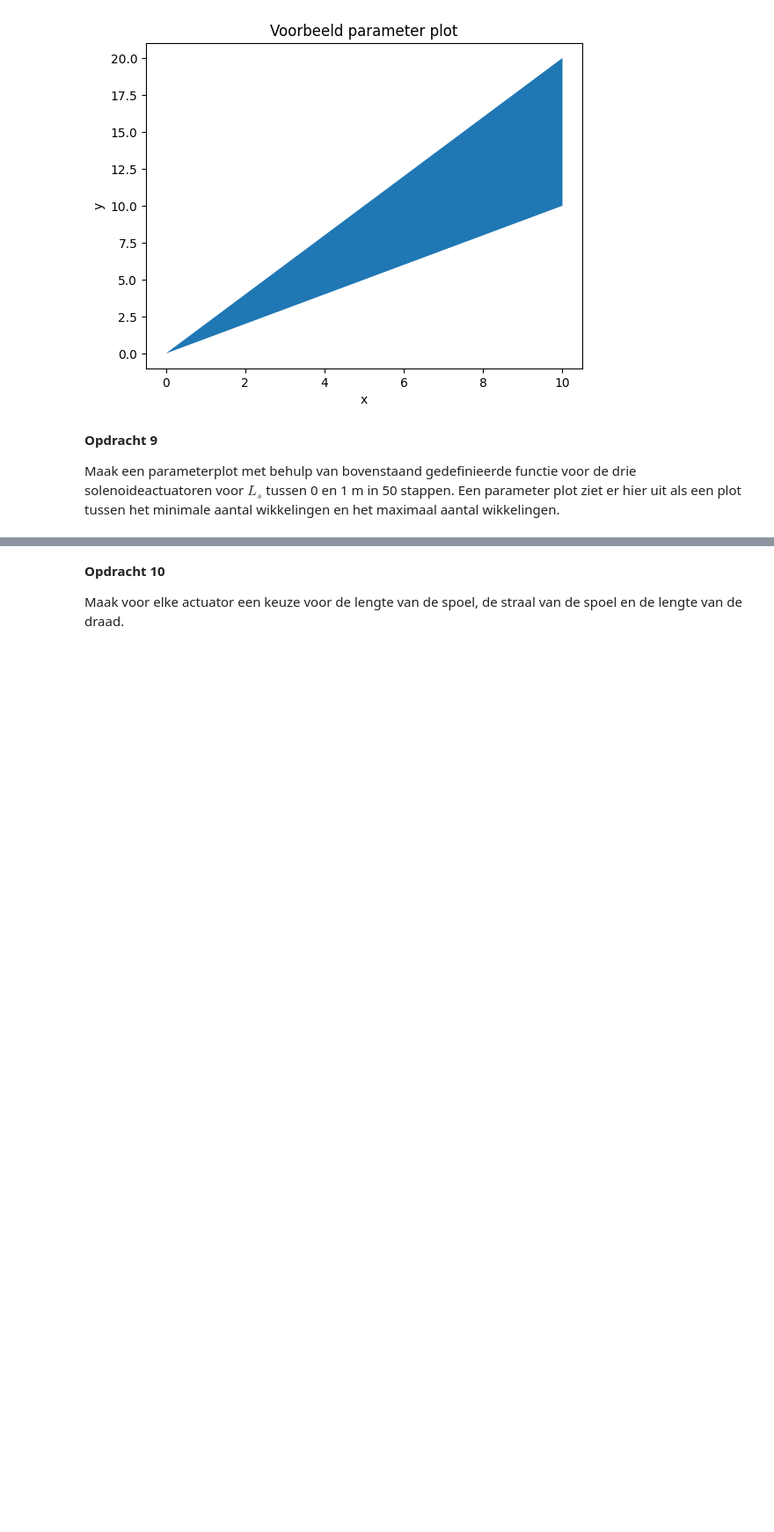
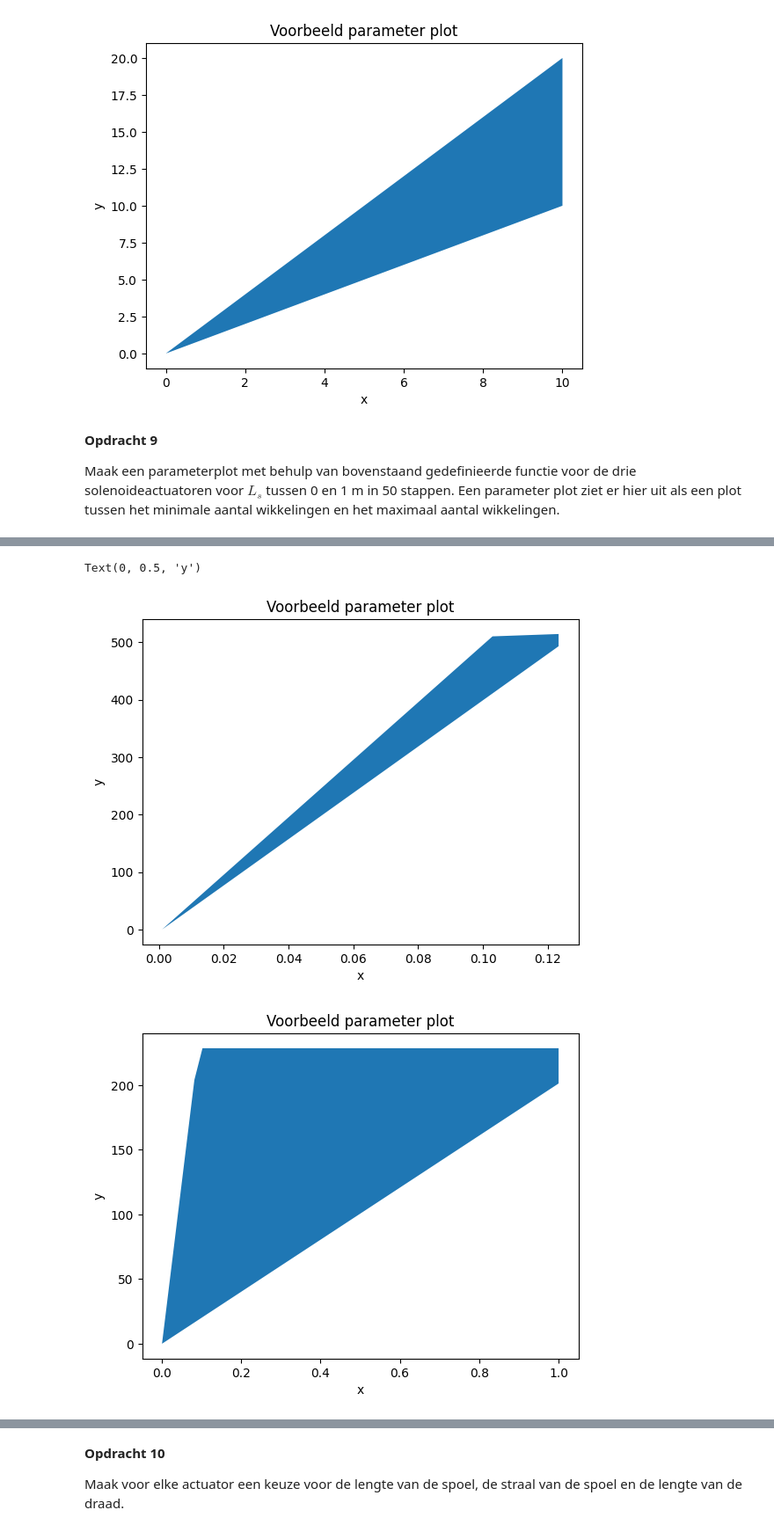
Before and after one commit to caricevonmorgen-dotcom/opdrachten-DEF-D-lol, a Jupyter notebook: 2KrachtactuatorOpdracht (1)/2KrachtactuatorOpdracht/KrachtactuatorOpdracht.ipynb, the cells around one changed output, grey strips where cells are left out. Shown at 88% size. Drawn from its saved outputs; the diff is of its cells as text; code cells hidden in the pictures; blank space fills up the shorter version.

```diff
--- a/2KrachtactuatorOpdracht (1)/2KrachtactuatorOpdracht/KrachtactuatorOpdracht.ipynb
+++ b/2KrachtactuatorOpdracht (1)/2KrachtactuatorOpdracht/KrachtactuatorOpdracht.ipynb
@@ -198,16 +196,14 @@ Het maximum aantal wikkelingen is de kleinste van voorwaarde 2) en 3). Geef een
 Plaats hier een png met jullie eventuele analytische afleiding.
 # %%
 ### BEGIN SOLUTION
-mu_r=200000 #relative permeabiliteit van ijzer
+mu_r=50000 #relative permeabiliteit van ijzer
 mu_0= 4*np.pi*10**(-7) #permeabiliteit vacuum
-d_draad_9V = 0.1 / 1000  # 0.1 mm diameter
-r_draad_9V = d_draad_9V / 2 # 0.05 mm straal
 
 
-def aantal_wikkelingen(F, L_s, r_s, I, L_draad):
+def aantal_wikkelingen(F, L_s, r_s, I, L_draad, r_draad):
     # Voeg hieronder de formules voor het maximum en minimum aantal wikkelingen.
     N_min = L_s/(r_s*I)*np.sqrt(2*F/(np.pi*mu_0*(mu_r-1)))
-    N_max_1 = L_s/(2*r_draad_9V)
+    N_max_1 = L_s/(2*r_draad)
     N_max_2 = L_draad/(2*np.pi*r_s)
 
     N_max = np.minimum(N_max_1, N_max_2)
@@ -220,6 +216,9 @@ def aantal_wikkelingen(F, L_s, r_s, I, L_draad):
     N_min = np.where(N_min > N_max, np.nan, N_min)
     N_max = np.where(np.isnan(N_min), np.nan, N_max)
     return N_min, N_max
-L_s_array = np.linspace(0.001, 1.0, 50)
 
-N_min_res, N_max_res = aantal_wikkelingen(F_deur, L_s_array, r_deur, I_deur, Lengte_deur)
+L_s_array = np.linspace(0.00, 1.0, 50)
+
+N_min_res, N_max_res = aantal_wikkelingen(40, L_s_array, r_deur, I_deur, Lengte_deur, r_draad_9V)
+print(N_min_res)
+print(N_max_res)
@@ -274,0 +264,29 @@ plot_actuator(Ls_stappen, F_pistool, V_pistool, r_pistool, I_pistool, r_draad_9V
+# %%
+Ls_stappen = np.linspace(0.001, 1.0, 50)
+rho_koper = 0.0175e-6
+
+plt.figure()
+plt.fill_between(Ls_stappen, N_min_res, N_max_res) # De ruimte tussen de eisen vullen
+plt.title("Voorbeeld parameter plot")
+plt.xlabel("x")
+plt.ylabel("y")
+
+N_min_fietsslot, N_max_fietsslot = aantal_wikkelingen(F_fiets, L_s_array, r_fiets, I_fiets, Lengte_fiets, r_draad_20V)
+
+plt.figure()
+plt.fill_between(Ls_stappen, N_min_fietsslot, N_max_fietsslot) # De ruimte tussen de eisen vullen
+plt.title("Voorbeeld parameter plot")
+plt.xlabel("x")
+plt.ylabel("y")
+
+N_min_pistool, N_max_pistool = aantal_wikkelingen(F_pistool, L_s_array, r_pistool, I_pistool, Lengte_pistool, r_draad_9V)
+
+plt.figure()
+plt.fill_between(Ls_stappen, N_min_pistool, N_max_pistool) # De ruimte tussen de eisen vullen
+plt.title("Voorbeeld parameter plot")
+plt.xlabel("x")
+plt.ylabel("y")
+# %% [output]
+Text(0, 0.5, 'y')
+[figure, added]
+[figure, added]
```
Also changed, not shown: parts of 7 cells of this notebook.
